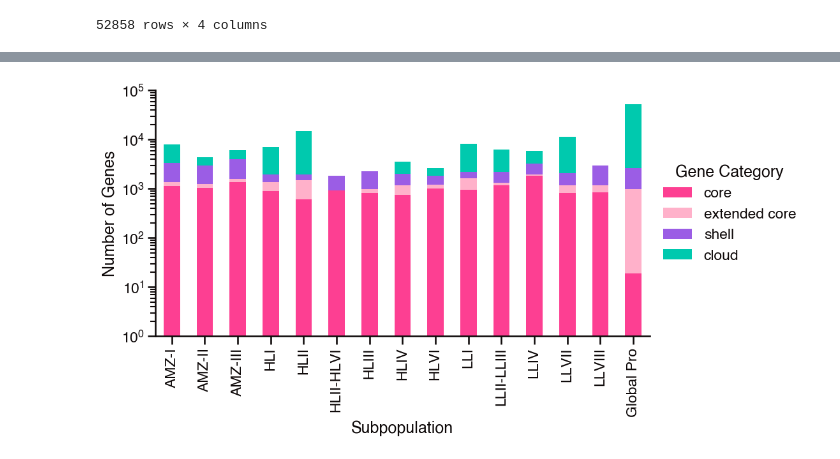
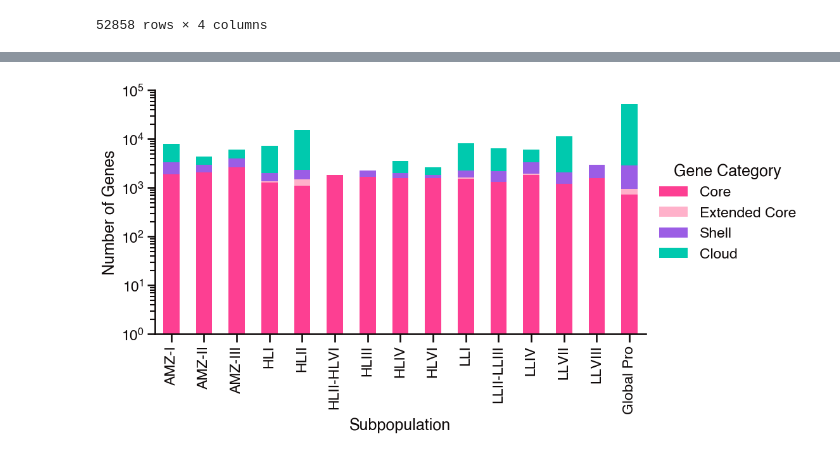
Before and after one commit to blasks/gene-prevalence, a Jupyter notebook: experiments/6-global-estimate.ipynb, the cells around one changed output, grey strips where cells are left out. Saved outputs shown, nothing was run; the diff lists cells and outputs as text; code cells hidden in the pictures.

```diff
--- a/experiments/6-global-estimate.ipynb
+++ b/experiments/6-global-estimate.ipynb
@@ -460,7 +460,7 @@ model_results = {}
 
 # initiate dataframe for comparing prevalence estimates and core size across clades
 prevalence_df = pd.DataFrame(index=pa_df.columns)
-gene_categories_df = pd.DataFrame(index=['core', 'extended core', 'shell', 'cloud'])
+gene_categories_df = pd.DataFrame(index=['core', 'extended core', 'shell', 'cloud', 'core_ci'])
 
 # make directory to save fit dataframes
 outdir = data_dir / "outputs"
@@ -511,10 +511,11 @@ for clade in clades:
     fit_df['gene_category'] = np.select(conditions, choices, default="cloud")
     counts_df = fit_df.gene_category.value_counts().reindex(
         ["core", "extended core", "shell", "cloud"], fill_value=0)
-    print(counts_df)
     print(f"Total detected genes: {counts_df.sum()}")
     print(f"Total extended core: {counts_df.get('extended core', 0) + counts_df.get('core', 0)}")
     print(f"Total extended core + shell: {counts_df.get('extended core', 0) + counts_df.get('core', 0) + counts_df.get('shell', 0)}")
+    counts_df['core_ci'] = fit_df[f'{(1-ci_alpha)*100:.0f}%_ci_upper'].eq(1).sum()
+    print(counts_df)
 
     # save dataframe of prevalence estimates for current clade
     if clade != 'unclassified':
@@ -667,12 +668,15 @@ conditions = [
         ]
 choices = ["", "core", "extended core", "shell"]
 global_prevalence_df['gene_category'] = np.select(conditions, choices, default="cloud")
+global_prevalence_df['alt_gene_category'] = global_prevalence_df['gene_category']
+global_prevalence_df.loc[global_prevalence_df[f'{(1-ci_alpha)*100:.0f}%_ci_upper'].eq(1), 'alt_gene_category'] = 'core'
 counts_df = global_prevalence_df.gene_category.value_counts().reindex(
         ["core", "extended core", "shell", "cloud"], fill_value=0)
-print(counts_df)
 print(f"Total detected genes: {counts_df.sum()}")
 print(f"Total extended core: {counts_df.get('extended core', 0) + counts_df.get('core', 0)}")
 print(f"Total extended core + shell: {counts_df.get('extended core', 0) + counts_df.get('core', 0) + counts_df.get('shell', 0)}")
+counts_df['core_ci'] = global_prevalence_df[f'{(1-ci_alpha)*100:.0f}%_ci_upper'].eq(1).sum()
+print(counts_df)
 
 # add counts_df to gene_categories_df
 gene_categories_df['global_pro'] = counts_df
@@ -775,0 +798,13 @@ plt.show()
+# %%
+# update gene categories to use confidence intervals
+
+gene_categories_df = gene_categories_df.T
+
+gene_categories_df['total_extended_core'] = gene_categories_df['extended core'] + gene_categories_df['core']
+gene_categories_df['total_extended_core+shell'] = gene_categories_df['total_extended_core'] + gene_categories_df['shell']
+gene_categories_df['extended_core_ci'] = np.maximum(0, gene_categories_df['total_extended_core'] - gene_categories_df['core_ci'])
+gene_categories_df['shell_ci'] = np.maximum(0, gene_categories_df['total_extended_core+shell'] - gene_categories_df['core_ci'])
+
+gene_categories_df = gene_categories_df.T
+
+gene_categories_df
@@ -776,25 +822,39 @@ plt.show()
 # %%
 # look at composition of clade gene categories in comparison with global pro gene categories
 
-plot_df = gene_categories_df.T.sort_index()
-plot_df = plot_df.rename(index={
-    'global_pro': 'Global Pro'})
+# columns = {
+#     'core': 'Core',
+#     'extended core': 'Extended Core',
+#     'shell': 'Shell',
+#     'cloud': 'Cloud'
+# }
+columns = {
+    'core_ci': 'Core',
+    'extended_core_ci': 'Extended Core',
+    'shell_ci': 'Shell',
+    'cloud': 'Cloud'
+}
+plot_df = gene_categories_df.T[columns.keys()].sort_index()
+plot_df = plot_df.rename(
+    index={'global_pro': 'Global Pro'},
+    columns=columns
+)
 
 fig, ax = plt.subplots(figsize=(10, 5))
 plot_df.plot(
     kind='bar',
     stacked=True,
     color=list(gene_category_colors.values()),
     ax=ax
 )
 ax.set_yscale('log')
 ax.set_ylim(1, 1.001e5)
 ax.set_xlabel('Subpopulation')
 ax.set_ylabel('Number of Genes')
 ax.legend(title='Gene Category', loc='center left', bbox_to_anchor=(1, 0.5))
 plt.show()
 # %% [output]
-[figure, old version]
+[figure, new version]
 # %%
 # look at how core size scales with number of reference genomes
 
```
Also changed, not shown: parts of 9 cells of this notebook.
